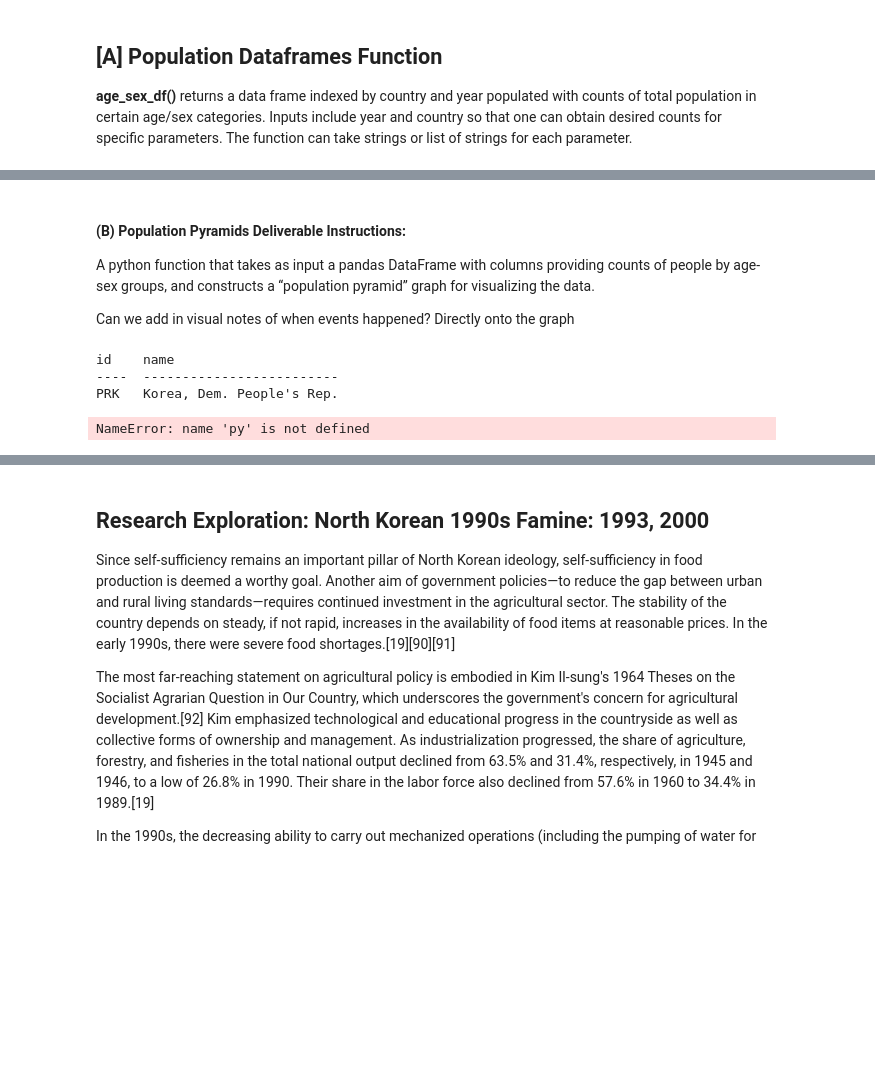
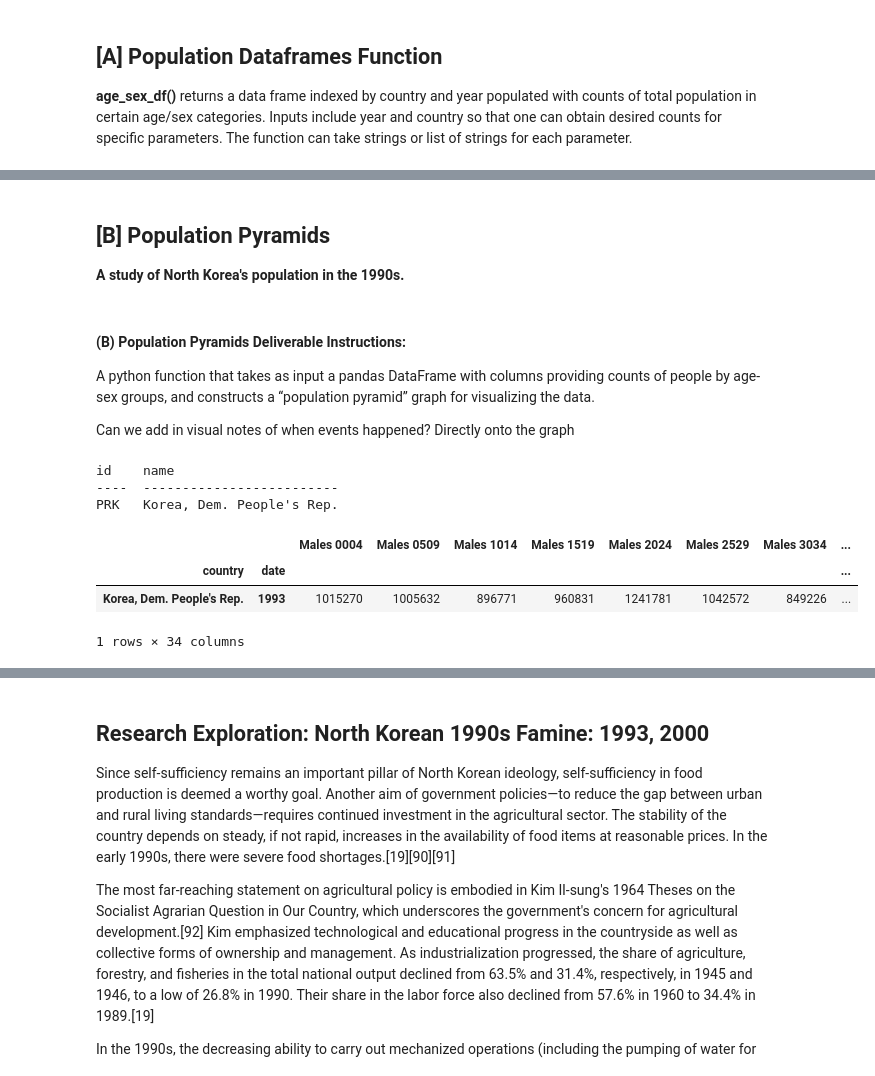
Before and after one commit to maxwell-sapp/EEP153-Project-1, a Jupyter notebook: North_Korea_Economics.ipynb, the cells around one changed output, grey strips where cells are left out. Drawn from its saved outputs; the diff is of its cells as text; code cells hidden in the pictures; blank space fills up the shorter version.

```diff
--- a/North_Korea_Economics.ipynb
+++ b/North_Korea_Economics.ipynb
@@ -366,45 +350,29 @@ age_sex_df()
+# %% [markdown]
+## [B] Population Pyramids
+
+**A study of North Korea's population in the 1990s.**
 # %% [markdown]
 #### (B) Population Pyramids Deliverable Instructions:
 A python function that takes as input a pandas DataFrame with columns providing counts of people by age-sex groups, and constructs a “population pyramid” graph for visualizing the data.
 
 Can we add in visual notes of when events happened? Directly onto the graph
-# %%
-wbdata.get_country('PRK')
-# %% [output]
-id    name
-----  -------------------------
-PRK   Korea, Dem. People's Rep.
+# %%
+wbdata.get_country('PRK')
+# %% [output]
+id    name
+----  -------------------------
+PRK   Korea, Dem. People's Rep.
 # %%
-# FROM LECTURE 1 (delete this example after writing our own)
-# Count down by increments of 20 years
-py.init_notebook_mode(connected=True)
-
-layout = go.Layout(barmode='overlay',
-                   yaxis=go.layout.YAxis(range=[0, 90], title='Age'),
-                   xaxis=go.layout.XAxis(title='Number'))
-
-years = range(2018,1960,-20)
-
-# This makes a list of graphs, year by year
-bins = [go.Bar(x = df.loc[str(year),:].filter(regex="Male").values,
-               y = [int(s[:2])+1 for s in age_ranges],
-               orientation='h',
-               name='Men {:d}'.format(year),
-               hoverinfo='skip'
-              )
-        for year in years]
-
-bins += [go.Bar(x = -df.loc[str(year),:].filter(regex="Female").values,
-                y=[int(s[:2])+1 for s in age_ranges],
-                orientation='h',
-                name='Women {:d}'.format(year),
-                hoverinfo='skip',
-               )
-         for year in years]
-
-py.iplot(dict(data=bins, layout=layout))
-
-
-# Our implementation:
+age_ranges = []
+for i in range(0, 80, 5):
+    age_ranges.append(f"{i:02d}"+f"{i+4:02d}")
+age_ranges.append('80UP') #adds 80 and up
+age_ranges.reverse()
-# %% [output]
-NameError: name 'py' is not defined
+# %%
+nk = age_sex_df("Korea, Dem. People's Rep.", '1993')
+nk
+# %% [output]
+|  |  | Males 0004 | Males 0509 | Males 1014 | Males 1519 | Males 2024 | Males 2529 | Males 3034 | ... |
+| country | date |  |  |  |  |  |  |  | ... |
+| Korea, Dem. People's Rep. | 1993 | 1015270 | 1005632 | 896771 | 960831 | 1241781 | 1042572 | 849226 | ... |
+1 rows × 34 columns
```
Also changed, not shown: parts of 16 cells of this notebook.
